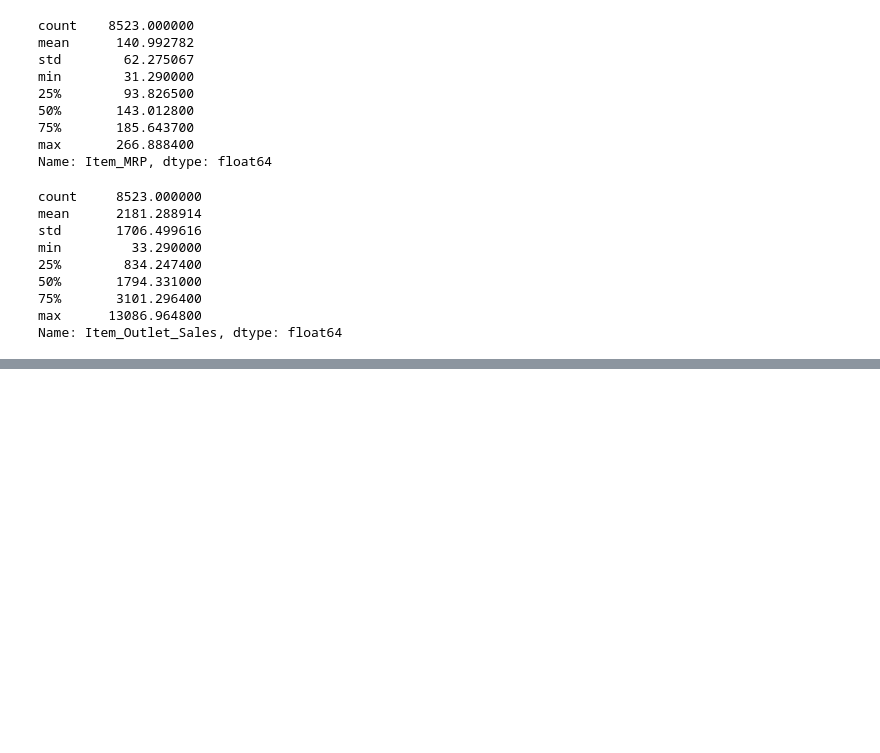
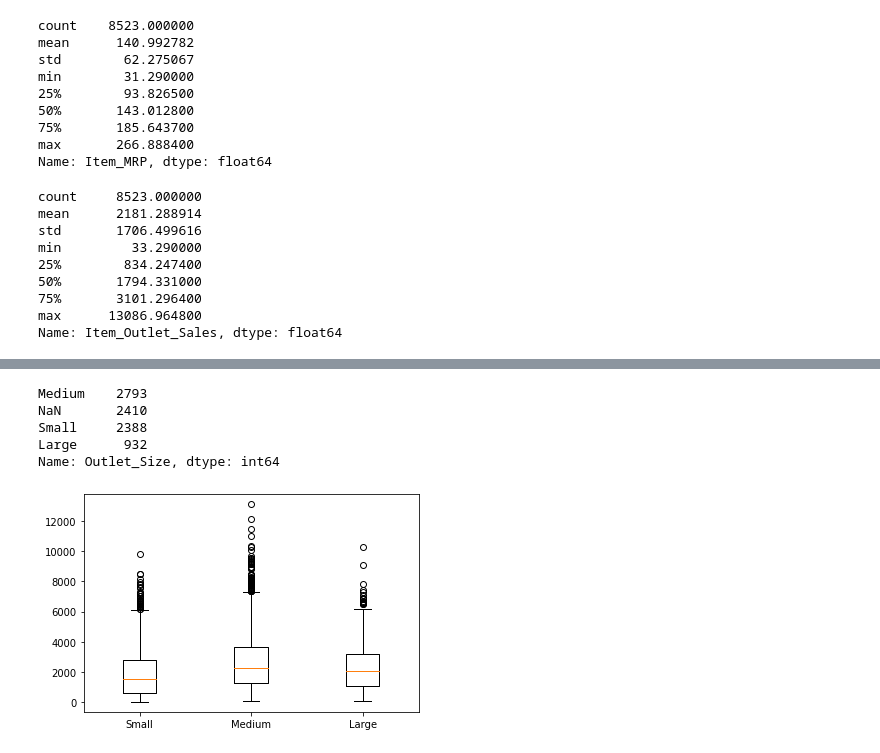
Before and after one commit to acafiero/sales-predictions, a Jupyter notebook: Cafiero_Project_1.ipynb, the cells around one changed output, grey strips where cells are left out. Saved outputs shown, nothing was run; the diff lists cells and outputs as text; code cells hidden in the pictures; blank space fills up the shorter version.

```diff
--- a/Cafiero_Project_1.ipynb
+++ b/Cafiero_Project_1.ipynb
@@ -257,0 +297,16 @@ Name: Item_Outlet_Sales, dtype: float64
+# %%
+df['Outlet_Size'].value_counts(dropna = False)
+# %% [output]
+Medium    2793
+NaN       2410
+Small     2388
+Large      932
+Name: Outlet_Size, dtype: int64
+# %%
+small = df.loc[df['Outlet_Size']=='Small','Item_Outlet_Sales'].values
+medium = df.loc[df['Outlet_Size']=='Medium','Item_Outlet_Sales'].values
+large = df.loc[df['Outlet_Size']=='Large','Item_Outlet_Sales'].values
+
+plt.boxplot([small,medium,large], labels=['Small', 'Medium', 'Large']);
+# %% [output]
+[figure, added]
```
Also changed, not shown: parts of 6 cells of this notebook.
